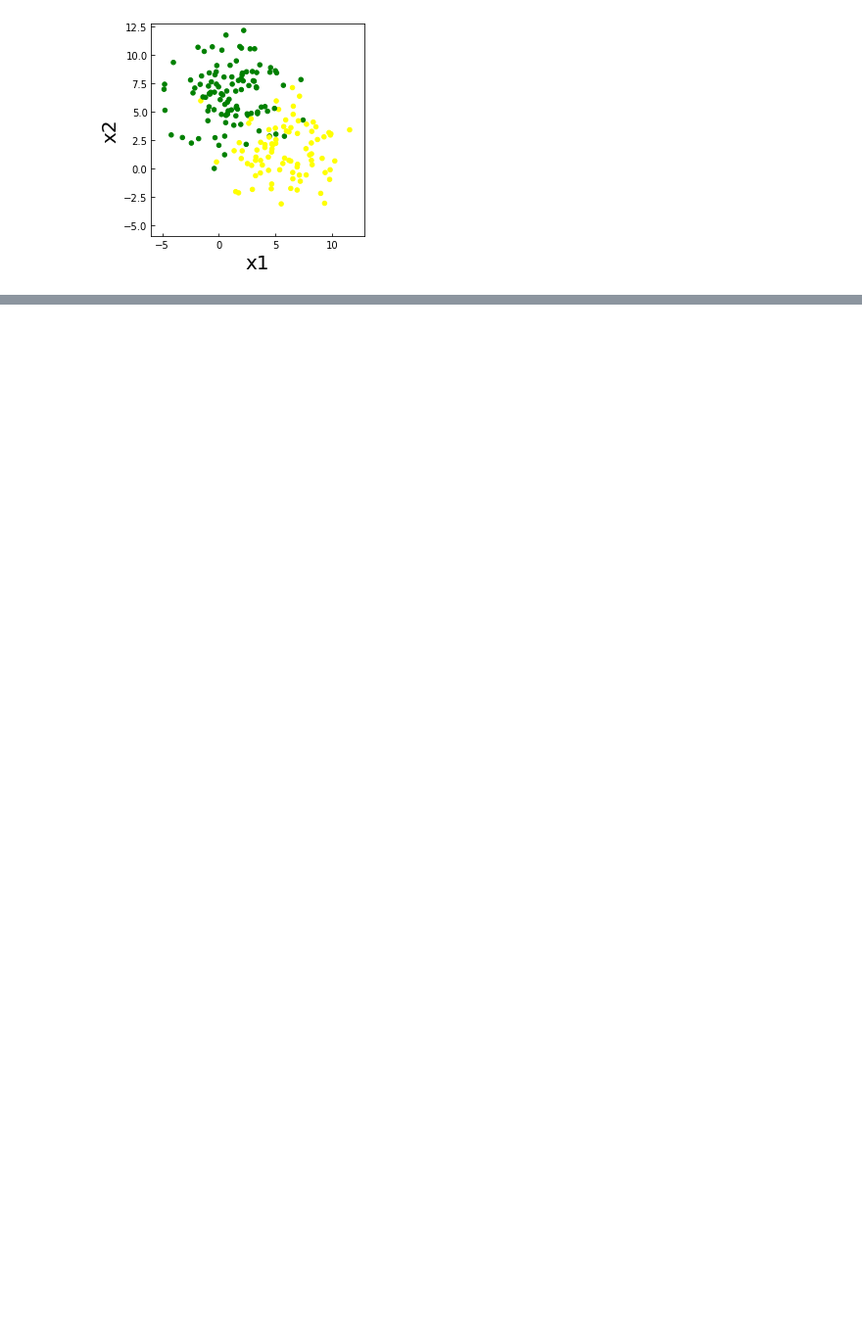
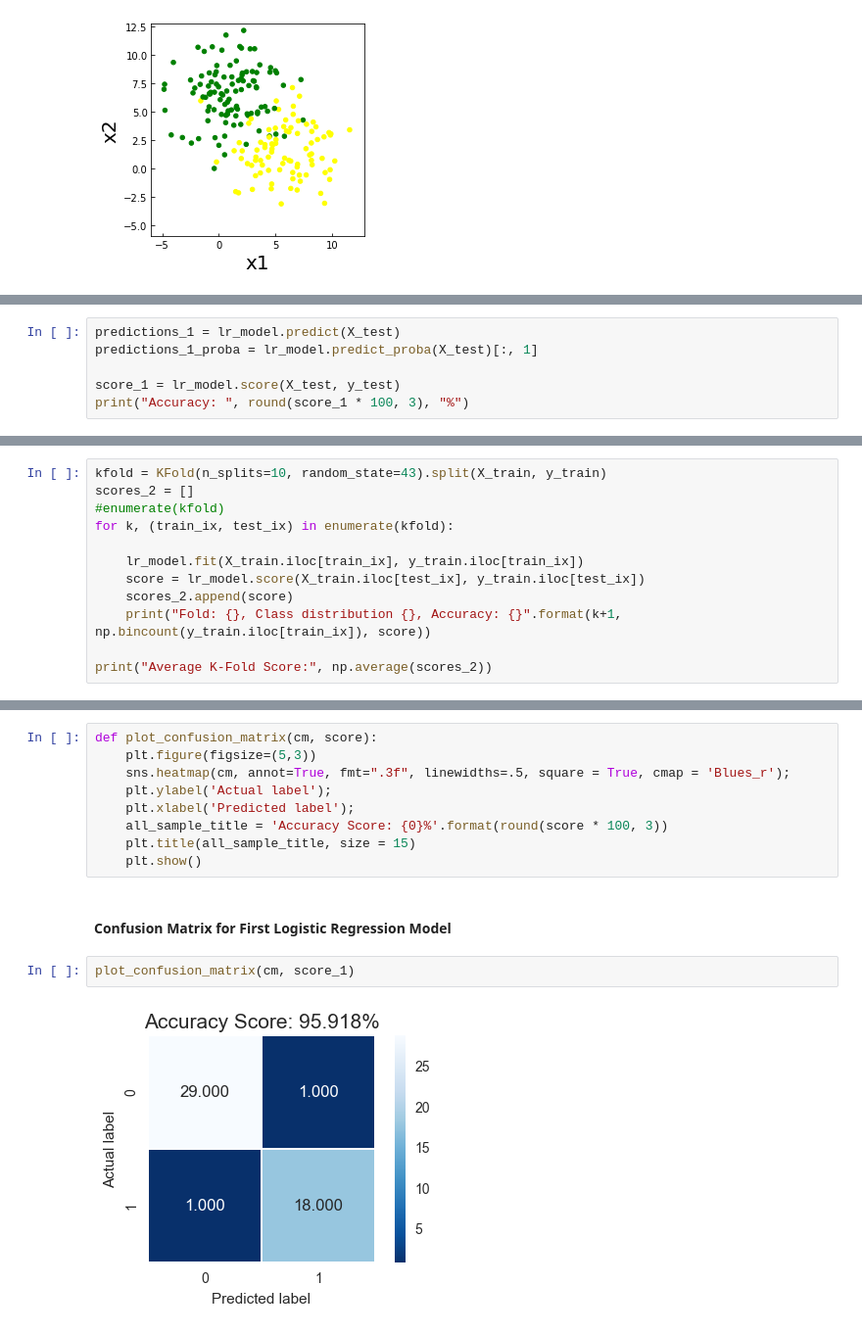
Before and after one commit to IlyasHabeeb/CA_Test_Ilyas, a Jupyter notebook: PUI ADS CA test.ipynb, the cells around one changed output, grey strips where cells are left out. Shown at 98% size. Drawn from its saved outputs; the diff is of its cells as text; blank space fills up the shorter version.

```diff
--- a/PUI ADS CA test.ipynb
+++ b/PUI ADS CA test.ipynb
@@ -68,0 +294,6 @@ Run a linear regression on the data and comment on which model is "best" and why
+# %%
+predictions_1 = lr_model.predict(X_test)
+predictions_1_proba = lr_model.predict_proba(X_test)[:, 1]
+
+score_1 = lr_model.score(X_test, y_test)
+print("Accuracy: ", round(score_1 * 100, 3), "%")
@@ -68,0 +308,12 @@ Run a linear regression on the data and comment on which model is "best" and why
+# %%
+kfold = KFold(n_splits=10, random_state=43).split(X_train, y_train)
+scores_2 = []
+#enumerate(kfold)
+for k, (train_ix, test_ix) in enumerate(kfold):
+
+    lr_model.fit(X_train.iloc[train_ix], y_train.iloc[train_ix])
+    score = lr_model.score(X_train.iloc[test_ix], y_train.iloc[test_ix])
+    scores_2.append(score)
+    print("Fold: {}, Class distribution {}, Accuracy: {}".format(k+1, np.bincount(y_train.iloc[train_ix]), score))
+
+print("Average K-Fold Score:", np.average(scores_2))
@@ -68,0 +503,15 @@ Run a linear regression on the data and comment on which model is "best" and why
+# %%
+def plot_confusion_matrix(cm, score):
+    plt.figure(figsize=(5,3))
+    sns.heatmap(cm, annot=True, fmt=".3f", linewidths=.5, square = True, cmap = 'Blues_r');
+    plt.ylabel('Actual label');
+    plt.xlabel('Predicted label');
+    all_sample_title = 'Accuracy Score: {0}%'.format(round(score * 100, 3))
+    plt.title(all_sample_title, size = 15)
+    plt.show()
+# %% [markdown]
+#### Confusion Matrix for First Logistic Regression Model
+# %%
+plot_confusion_matrix(cm, score_1)
+# %% [output]
+[figure, added]
```
Also changed, not shown: parts of 116 cells of this notebook, 2 other files.
